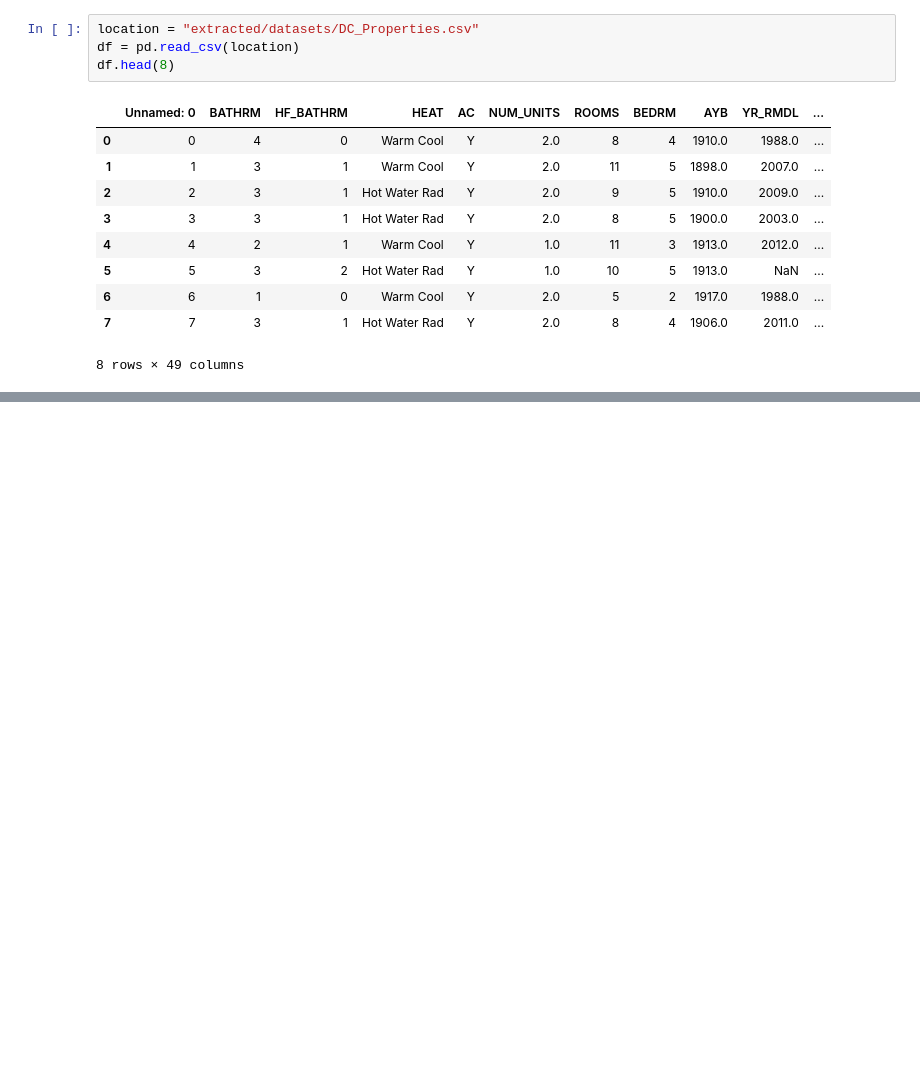
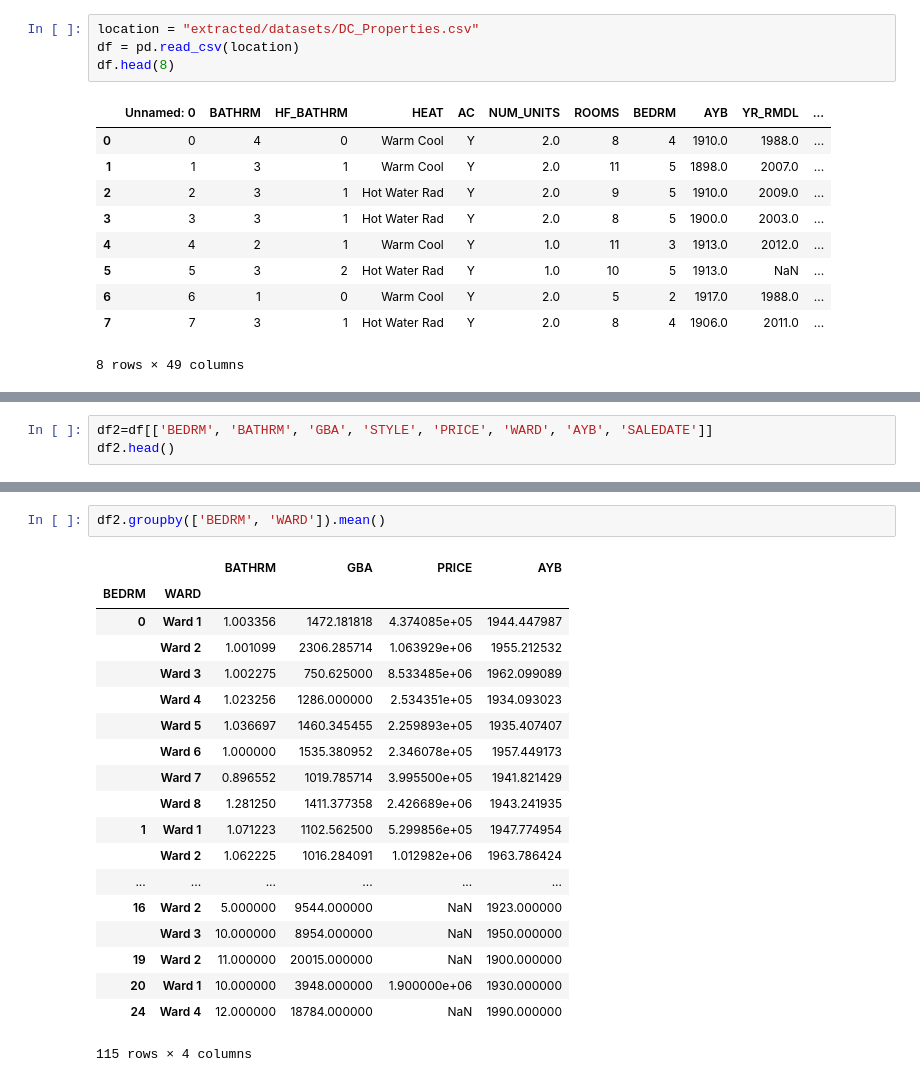
Before and after one commit to kenobabe/DataWork-Jan2019, a Jupyter notebook: Project1.ipynb, the cells around one changed output, grey strips where cells are left out. Saved outputs shown, nothing was run; the diff lists cells and outputs as text; blank space fills up the shorter version.

```diff
--- a/Project1.ipynb
+++ b/Project1.ipynb
@@ -19,0 +112,3 @@ df.head(8)
+# %%
+df2=df[['BEDRM', 'BATHRM', 'GBA', 'STYLE', 'PRICE', 'WARD', 'AYB', 'SALEDATE']]
+df2.head()
@@ -19,0 +122,22 @@ df.head(8)
+# %%
+df2.groupby(['BEDRM', 'WARD']).mean()
+# %% [output]
+|  |  | BATHRM | GBA | PRICE | AYB |
+| BEDRM | WARD |  |  |  |  |
+| 0 | Ward 1 | 1.003356 | 1472.181818 | 4.374085e+05 | 1944.447987 |
+|  | Ward 2 | 1.001099 | 2306.285714 | 1.063929e+06 | 1955.212532 |
+|  | Ward 3 | 1.002275 | 750.625000 | 8.533485e+06 | 1962.099089 |
+|  | Ward 4 | 1.023256 | 1286.000000 | 2.534351e+05 | 1934.093023 |
+|  | Ward 5 | 1.036697 | 1460.345455 | 2.259893e+05 | 1935.407407 |
+|  | Ward 6 | 1.000000 | 1535.380952 | 2.346078e+05 | 1957.449173 |
+|  | Ward 7 | 0.896552 | 1019.785714 | 3.995500e+05 | 1941.821429 |
+|  | Ward 8 | 1.281250 | 1411.377358 | 2.426689e+06 | 1943.241935 |
+| 1 | Ward 1 | 1.071223 | 1102.562500 | 5.299856e+05 | 1947.774954 |
+|  | Ward 2 | 1.062225 | 1016.284091 | 1.012982e+06 | 1963.786424 |
+| ... | ... | ... | ... | ... | ... |
+| 16 | Ward 2 | 5.000000 | 9544.000000 | NaN | 1923.000000 |
+|  | Ward 3 | 10.000000 | 8954.000000 | NaN | 1950.000000 |
+| 19 | Ward 2 | 11.000000 | 20015.000000 | NaN | 1900.000000 |
+| 20 | Ward 1 | 10.000000 | 3948.000000 | 1.900000e+06 | 1930.000000 |
+| 24 | Ward 4 | 12.000000 | 18784.000000 | NaN | 1990.000000 |
+115 rows × 4 columns
```
Also changed, not shown: parts of 16 cells of this notebook.
